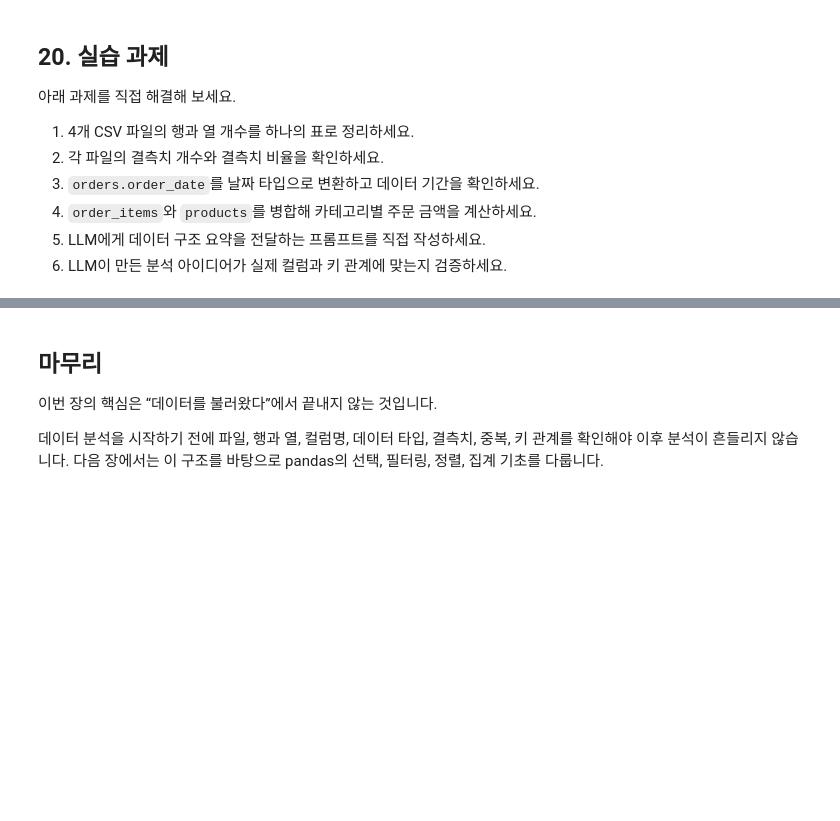
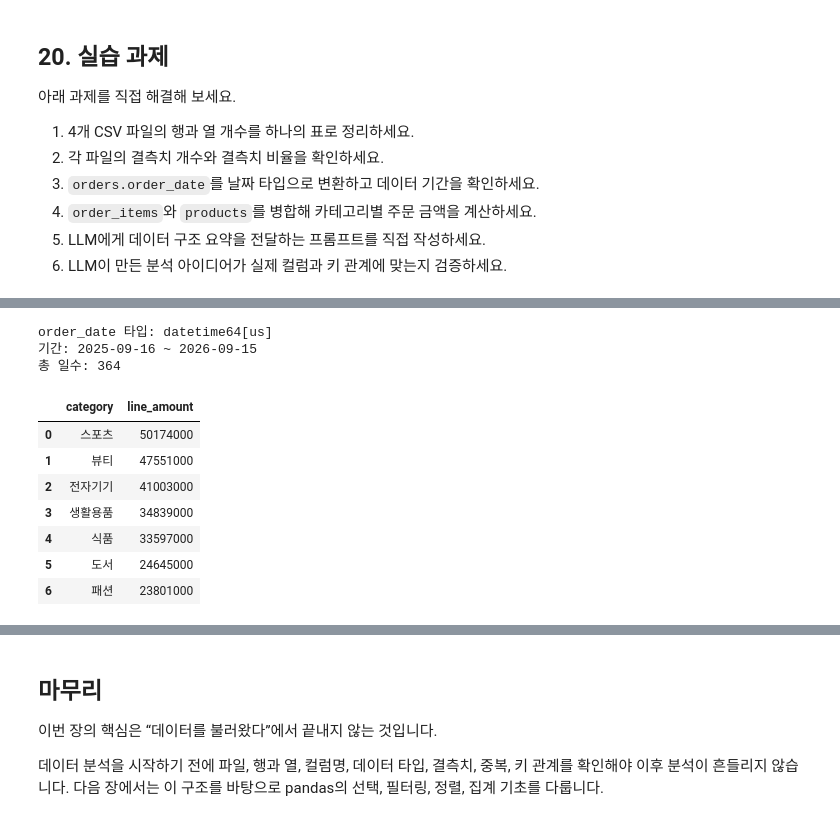
Before and after one commit to rotcev40/llm-data-analysis-study, a Jupyter notebook: chapter03/chapter03.ipynb, the cells around one changed output, grey strips where cells are left out. Saved outputs shown, nothing was run; the diff lists cells and outputs as text; code cells hidden in the pictures; blank space fills up the shorter version.

```diff
--- a/chapter03/chapter03.ipynb
+++ b/chapter03/chapter03.ipynb
@@ -1099,0 +1128,30 @@ LLM은 구조 요약만 받았을 뿐 실제 값을 보지 못했다. 답변에
+# %%
+# 3. orders.order_date를 날짜 타입으로 변환하고 데이터 기간 확인
+# 13번에서 이미 to_datetime으로 변환했으므로 현재 타입을 다시 확인하고 기간을 출력한다.
+print("order_date 타입:", orders["order_date"].dtype)
+print("기간:", orders["order_date"].min().date(), "~", orders["order_date"].max().date())
+print("총 일수:", (orders["order_date"].max() - orders["order_date"].min()).days)
+# %% [output]
+order_date 타입: datetime64[us]
+기간: 2025-09-16 ~ 2026-09-15
+총 일수: 364
+# %%
+# 4. order_items와 products를 병합해 카테고리별 주문 금액 계산
+task4_category = (
+    order_items.merge(products, on="product_id")
+    .assign(line_amount=lambda d: d["quantity"] * d["unit_price"])
+    .groupby("category", as_index=False)["line_amount"]
+    .sum()
+    .sort_values("line_amount", ascending=False)
+    .reset_index(drop=True)
+)
+task4_category
+# %% [output]
+|  | category | line_amount |
+| 0 | 스포츠 | 50174000 |
+| 1 | 뷰티 | 47551000 |
+| 2 | 전자기기 | 41003000 |
+| 3 | 생활용품 | 34839000 |
+| 4 | 식품 | 33597000 |
+| 5 | 도서 | 24645000 |
+| 6 | 패션 | 23801000 |
```
Also changed, not shown: parts of 22 cells of this notebook.
